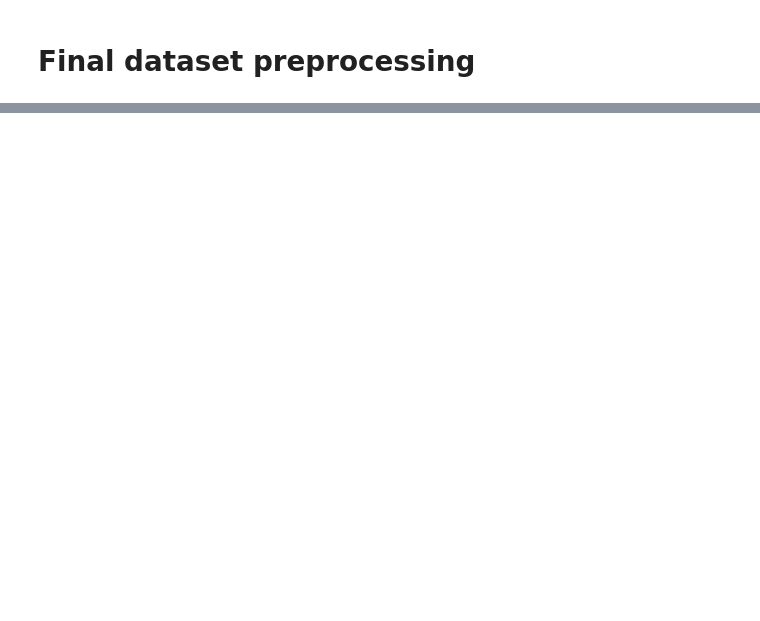
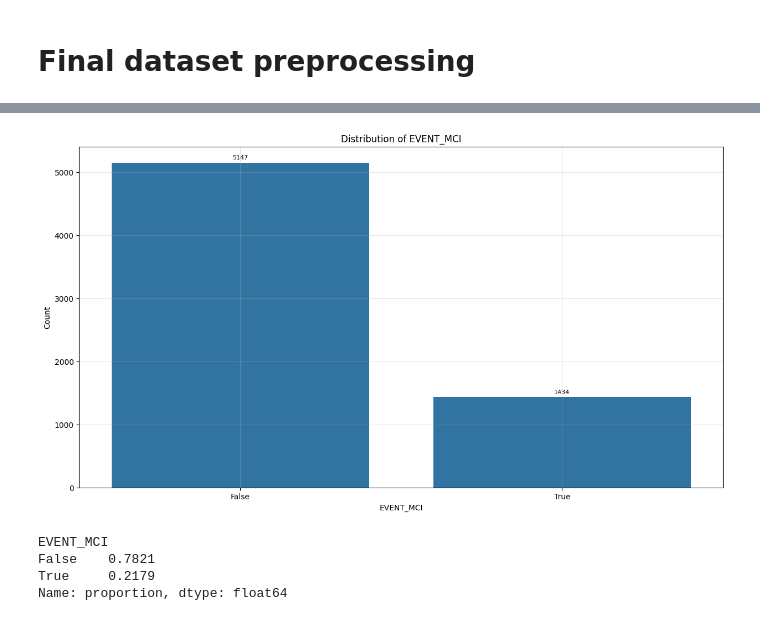
Before and after one commit to mariik4/survival_analysis_of_mci, a Jupyter notebook: notebooks/dataset-preprocessing.ipynb, the cells around one changed output, grey strips where cells are left out. Drawn from its saved outputs; the diff is of its cells as text; code cells hidden in the pictures; blank space fills up the shorter version.

```diff
--- a/notebooks/dataset-preprocessing.ipynb
+++ b/notebooks/dataset-preprocessing.ipynb
@@ -66,17 +92,22 @@ According to EPV rule we need to provide as least 10 records per variable for th
 # %% [markdown]
 ## Feature selection
 # %%
-def rsf_vimp_feature_selection(x_data, y_data, n_features, n_estimators=15):
+def rsf_vimp_feature_selection(x_data, y_data, n_features, rsf_params):
     rsf = RandomSurvivalForest(
-        num_trees       = n_estimators,
-        min_node_size   = 20,
-        mtry            = int(np.sqrt(x_data.shape[1])),
+        num_trees       = rsf_params["num_trees"],
+        mtry            = rsf_params["mtry"],
+        min_node_size   = rsf_params["min_node_size"],
+        replace         = rsf_params["replace"],
+        sample_fraction = rsf_params["sample_fraction"],
         importance      = "permutation",
-        compute_weights = True
+        compute_weights = True,
+        OOB_score       = True,
     )
     rsf.fit(x_data, y_data)
     vimp_importance = rsf.get_importance()
-    return vimp_importance.head(n_features).index.tolist()
+
+    print("rsf.oob_score_():", rsf.oob_score_())
+    return vimp_importance.head(n_features).index.tolist(), vimp_importance.head(n_features)
 # %% [markdown]
 # Dataset preprocessor class
 # %%
@@ -247,0 +235,6 @@ X_train_reset.shape, X_test_reset.shape
+# %%
+X_train_base_preprocessed, y_train_base_preprocessed = split_features_target(nacc_preprocessed_train_df)
+# %%
+selected_features_columns, selected_features_df = rsf_vimp_feature_selection(
+    X_train_base_preprocessed, y_train_base_preprocessed, n_features=N_IMPORTANT_FEATURES, rsf_params=best_parameters
+)
@@ -247,0 +303,15 @@ X_train_reset.shape, X_test_reset.shape
+# %%
+# Decode preprocessed feature names (e.g. 'continuous__HRATE') back to raw column names
+# Use nacc_raw columns as the reference for matching
+raw_columns = nacc_raw.columns.tolist()
+raw_feature_names = list(set(
+    decode_preprocessed_feature_name(f, raw_columns, raw_columns)
+    for f in selected_features_columns
+))
+
+# Select only the raw features + target, then complete case analysis on each split
+target_cols = [SURVIVAL_EVENT_COL, SURVIVAL_TIME_COL]
+available_raw_features = [c for c in raw_feature_names if c in nacc_raw.columns]
+
+reduced_train = nacc_train_raw[available_raw_features + target_cols]
+train_df_reduced = low_missingness_complete_case_analysis(reduced_train)
@@ -254,13 +355,20 @@ test_df.to_csv("test_preprocessed.csv", index=False)
 # %%
 plt.figure(figsize=(15, 8))
-bars = sns.barplot(x=train_df['EVENT_MCI'].value_counts().index, y=train_df['EVENT_MCI'].value_counts().values)
+bars = sns.barplot(x=train_df_reduced['EVENT_MCI'].value_counts().index, y=train_df_reduced['EVENT_MCI'].value_counts().values)
 for bar in bars.containers:
     ax = bars.axes
     ax.bar_label(bar, padding=3, fontsize=8)
 plt.title('Distribution of EVENT_MCI')
 plt.xlabel('EVENT_MCI')
 plt.ylabel('Count')
 plt.grid(True, alpha=0.3)
 plt.show()
+# %% [output]
+[figure, added]
 # %%
-train_df['EVENT_MCI'].value_counts(normalize=True)
+train_df_reduced['EVENT_MCI'].value_counts(normalize=True)
+# %% [output]
+EVENT_MCI
+False    0.7821
+True     0.2179
+Name: proportion, dtype: float64
```
Also changed, not shown: parts of 31 cells of this notebook, 7 other files.
